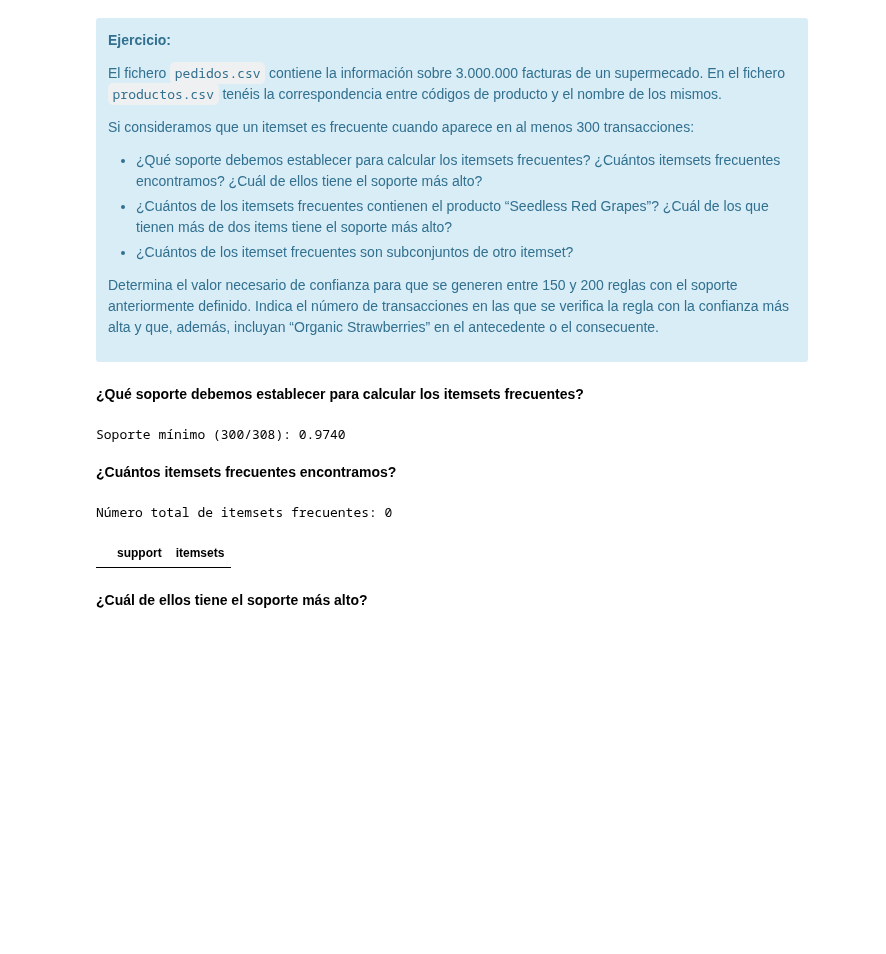
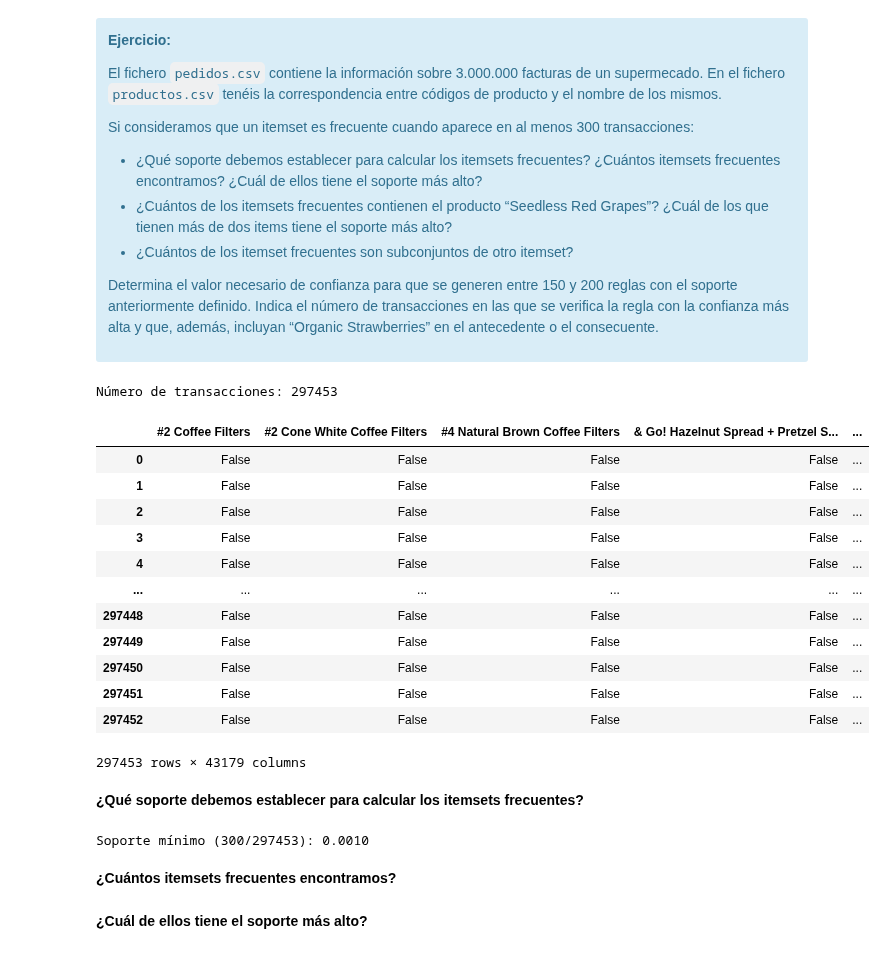
Before and after one commit to uisitoam/Master-Big-Data, a Jupyter notebook: Minería de datos/Practica/asociacion_LuisArdevol.ipynb, the cells around one changed output. Drawn from its saved outputs; the diff is of its cells as text; code cells hidden in the pictures; blank space fills up the shorter version.

```diff
--- a/Minería de datos/Practica/asociacion_LuisArdevol.ipynb
+++ b/Minería de datos/Practica/asociacion_LuisArdevol.ipynb
@@ -285,16 +281,31 @@ Si consideramos que un itemset es frecuente cuando aparece en al menos 300 trans
 Determina el valor necesario de confianza para que se generen entre 150 y 200 reglas con el soporte anteriormente definido. Indica el número de transacciones en las que se verifica la regla con la confianza más alta y que, además, incluyan “Organic Strawberries” en el antecedente o el consecuente.
 </div>
 # %%
-pedidos = pd.read_csv("./Datos/pedidos.csv")
+pedidos = pd.read_csv("./Datos/pedidos.csv")[:3000000]
 productos = pd.read_csv("./Datos/productos.csv", index_col='product_id')
 pedidos["product_id"] = pedidos["product_id"].map(productos.to_dict()["product_name"])
 grouped = pedidos.groupby('order_id')['product_id'].apply(list)
 encoder = TransactionEncoder()
 datos_codificados = encoder.fit_transform(grouped)
 df = pd.DataFrame(datos_codificados, columns=encoder.columns_)
 
 print(f"Número de transacciones: {df.shape[0]}\n")
 df
+# %% [output]
+Número de transacciones: 297453
+|  | #2 Coffee Filters | #2 Cone White Coffee Filters | #4 Natural Brown Coffee Filters | & Go! Hazelnut Spread + Pretzel S... | ... |
+| 0 | False | False | False | False | ... |
+| 1 | False | False | False | False | ... |
+| 2 | False | False | False | False | ... |
+| 3 | False | False | False | False | ... |
+| 4 | False | False | False | False | ... |
+| ... | ... | ... | ... | ... | ... |
+| 297448 | False | False | False | False | ... |
+| 297449 | False | False | False | False | ... |
+| 297450 | False | False | False | False | ... |
+| 297451 | False | False | False | False | ... |
+| 297452 | False | False | False | False | ... |
+297453 rows × 43179 columns
 # %% [markdown]
 **¿Qué soporte debemos establecer para calcular los itemsets frecuentes?**
 # %%
@@ -302,16 +313,13 @@ num_trans = df.shape[0]
 min_support = 300 / num_trans
 print(f"Soporte mínimo (300/{num_trans}): {min_support:.4f}\n")
 # %% [output]
-Soporte mínimo (300/308): 0.9740
+Soporte mínimo (300/297453): 0.0010
 # %% [markdown]
 **¿Cuántos itemsets frecuentes encontramos?**
 # %%
 frequent_itemsets = fpgrowth(df, min_support=min_support, use_colnames=True, verbose = 1)
 print(f"Número total de itemsets frecuentes: {len(frequent_itemsets)}")
 frequent_itemsets
-# %% [output]
-Número total de itemsets frecuentes: 0
-|  | support | itemsets |
 # %% [markdown]
 **¿Cuál de ellos tiene el soporte más alto?**
 # %%
```
Also changed, not shown: parts of 8 cells of this notebook, 22 other files.
